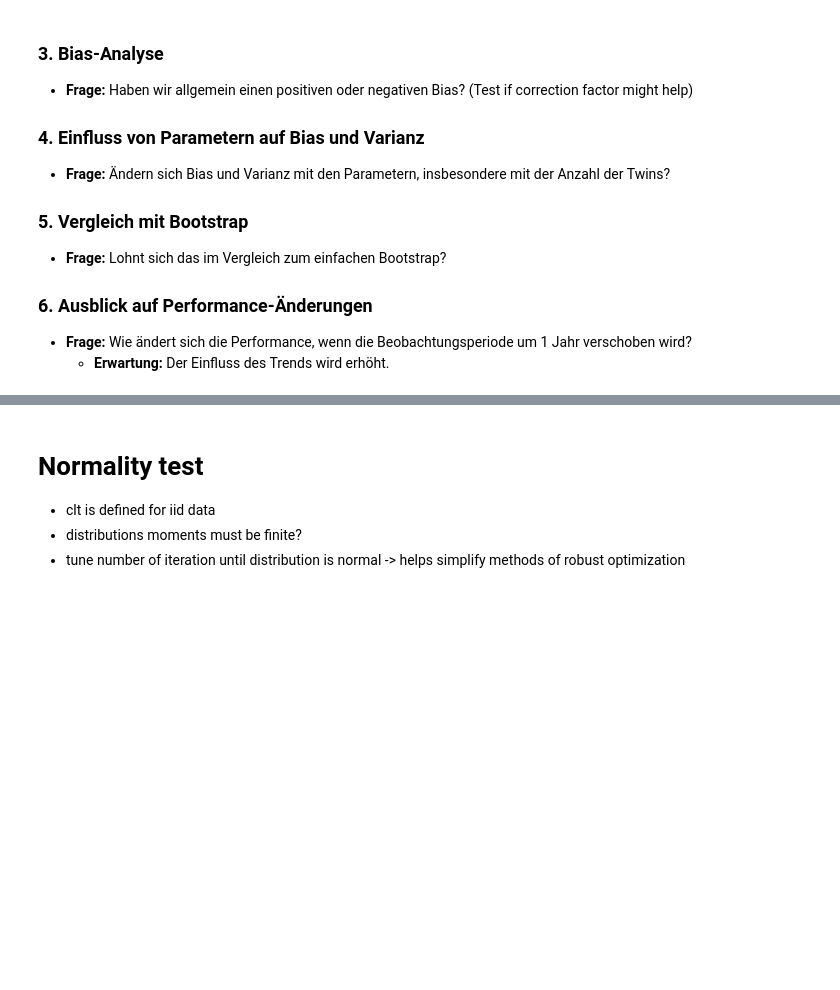
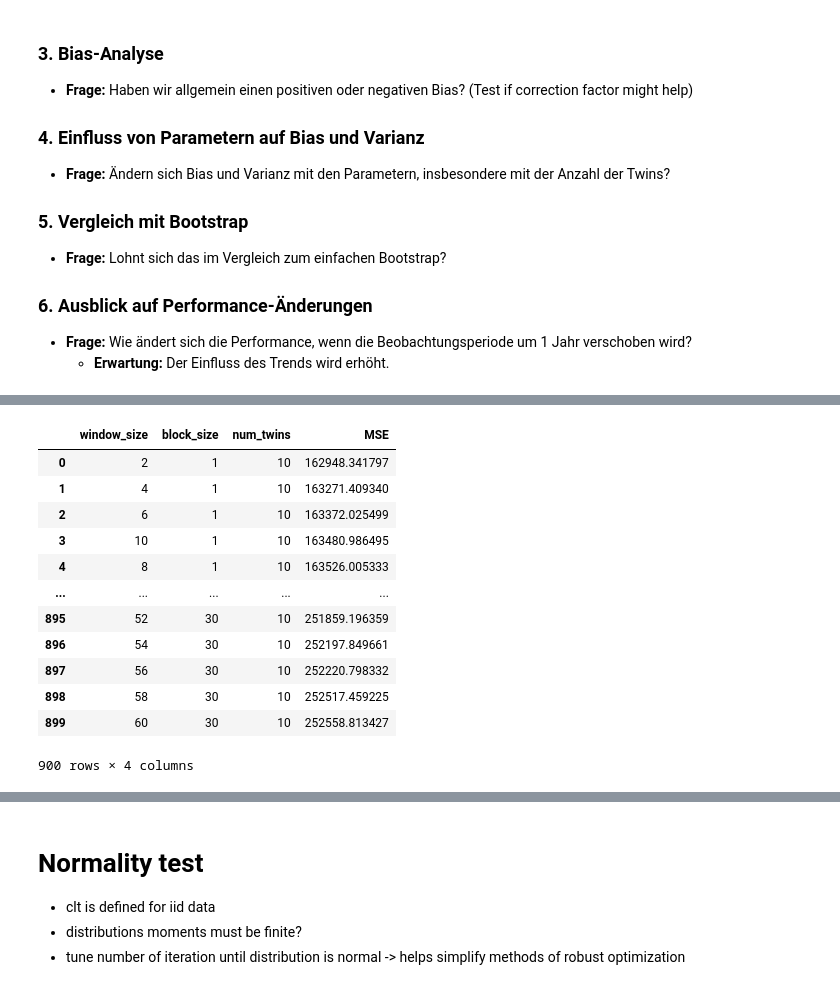
Before and after one commit to chrisnhr/Diplom, a Jupyter notebook: bootstrapping.ipynb, the cells around one changed output, grey strips where cells are left out. Drawn from its saved outputs; the diff is of its cells as text; code cells hidden in the pictures; blank space fills up the shorter version.

```diff
--- a/bootstrapping.ipynb
+++ b/bootstrapping.ipynb
@@ -336,0 +428,16 @@ df_evalueation = pd.read_csv("results/evaluation_results.csv")
+# %%
+df_results.groupby(["window_size", "block_size", "num_twins"]).mean().sort_values("MSE").reset_index()[["window_size", "block_size", "num_twins", "MSE" ]]
+# %% [output]
+|  | window_size | block_size | num_twins | MSE |
+| 0 | 2 | 1 | 10 | 162948.341797 |
+| 1 | 4 | 1 | 10 | 163271.409340 |
+| 2 | 6 | 1 | 10 | 163372.025499 |
+| 3 | 10 | 1 | 10 | 163480.986495 |
+| 4 | 8 | 1 | 10 | 163526.005333 |
+| ... | ... | ... | ... | ... |
+| 895 | 52 | 30 | 10 | 251859.196359 |
+| 896 | 54 | 30 | 10 | 252197.849661 |
+| 897 | 56 | 30 | 10 | 252220.798332 |
+| 898 | 58 | 30 | 10 | 252517.459225 |
+| 899 | 60 | 30 | 10 | 252558.813427 |
+900 rows × 4 columns
```
Also changed, not shown: parts of 13 cells of this notebook.
